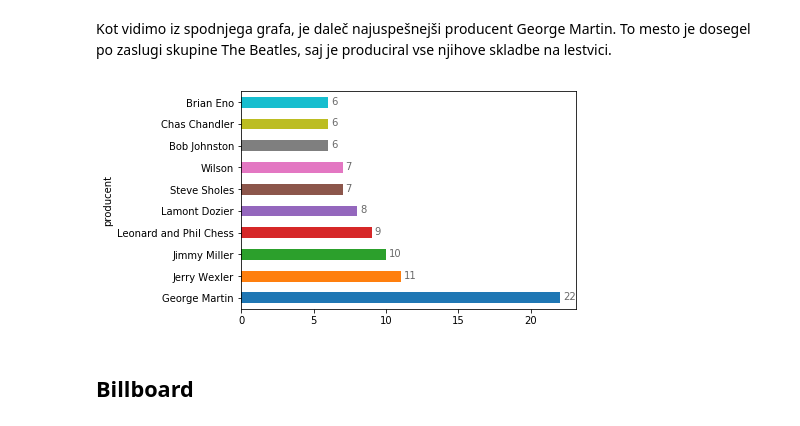
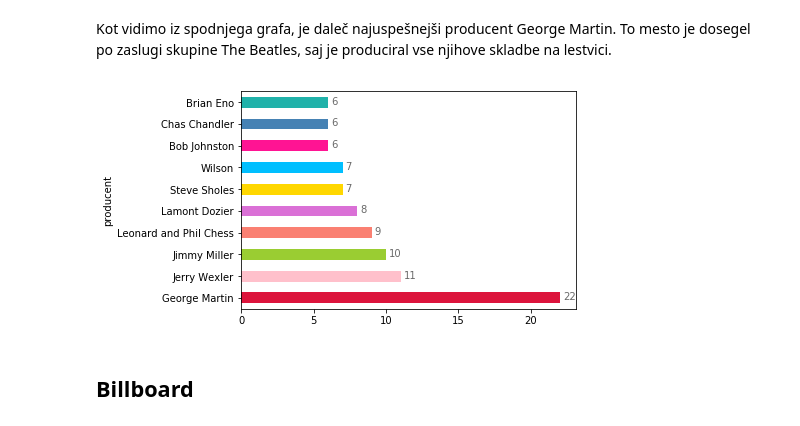
Before and after one commit to katarinabrilej/Top-500-revije-Rolling-Stone, a Jupyter notebook: analiza.ipynb, the cells around one changed output. Drawn from its saved outputs; the diff is of its cells as text; code cells hidden in the pictures.

```diff
--- a/analiza.ipynb
+++ b/analiza.ipynb
@@ -59,7 +59,8 @@ skladbe[skladbe.leto > 1930].groupby('desetletje').size().plot.pie(explode = (0,
 # %% [markdown]
 Eno najpomembenjših vprašanj, ki se nam porajajo ob pogledu na lestvico je zagotovo kateri izvajalci so v tem prgledu popularne glasbe favorizirani. Graf, kjer je prikazanih prvih 10 izvajalcev po številu skladb, nam pove, kar smo po tihem tudi že pričakovali. Na prvem mestu mestu je z veliko prednostjo legendarna angleška skupina The Beatles, na lestvici imajo namreč uvrščenih kar 23 skladb. S po 13 skladbami jim sledi Skupina The Rolling Stones ter Bob Dylan.
 # %%
-izvajalci = skladbe.groupby('izvajalec').size().sort_values(ascending = False)[0:10].plot.barh()
+colors2 = colors + ["DeepPink","SteelBlue","LightSeaGreen"]
+izvajalci = skladbe.groupby('izvajalec').size().sort_values(ascending = False)[0:10].plot.barh(colors = colors2)
 for i in izvajalci.patches:
     izvajalci.text(i.get_width()+.2, i.get_y()+.15, \
             i.get_width(), fontsize=10, color='dimgrey')
@@ -70,7 +71,7 @@ for i in izvajalci.patches:
 # %% [markdown]
 Če si ogledamo še najbolj popularne avtorje skladb. Pričakovano je na prvem mestu dvojec Lennon - McCartney, vodilna člana skupine The Beatles, ki sta napisala skoraj vse njihove skladbe. Drugo mesto si delita Keith Richards iz skupine Rolling Stones in Bob Dylan, takoj za njima pa je Mick Jagger, prav tako iz skupine Rolling Stones. Ugotovimo lahko, da so zadnji trije napisali več skladb, kot pa jih imajo sami uvrščeni na lestvico. Opazimo pa tudi, da na lestvici ni Elvisa Presleya, za katerega pa tudi vemo, da so zanj pisali različni avtorji.
 # %%
-avtorji10 = avtorji.groupby("avtor").size().sort_values(ascending = False).head(10).plot.barh()
+avtorji10 = avtorji.groupby("avtor").size().sort_values(ascending = False).head(10).plot.barh(colors = colors2)
 for i in avtorji10.patches:
     avtorji10.text(i.get_width()+.2, i.get_y()+.15, \
             i.get_width(), fontsize=10, color='dimgrey')
@@ -81,7 +82,7 @@ for i in avtorji10.patches:
 # %% [markdown]
 Če se osredotočimo še na "business" v glasbeni industriji. Najprej si oglejmo najmogočnejše založbe. Na prvem je ameriška Columbia Records s 43-imi skladbami, sledi ji Capitol Records s 33-imi in Atlantic s še eno manj.
 # %%
-zalozbe = skladbe.groupby('zalozba').size().sort_values(ascending = False)[0:10].plot.barh()
+zalozbe = skladbe.groupby('zalozba').size().sort_values(ascending = False)[0:10].plot.barh(colors = colors2)
 for i in zalozbe.patches:
     zalozbe.text(i.get_width()+.2, i.get_y()+.15, \
             i.get_width(), fontsize=10, color='dimgrey')
@@ -92,14 +93,14 @@ for i in zalozbe.patches:
 # %% [markdown]
 Kot vidimo iz spodnjega grafa, je daleč najuspešnejši producent George Martin. To mesto je dosegel po zaslugi skupine The Beatles, saj je produciral vse njihove skladbe na lestvici.
 # %%
-producenti10 = producenti.groupby("producent").size().sort_values(ascending = False).head(10).plot.barh()
+producenti10 = producenti.groupby("producent").size().sort_values(ascending = False).head(10).plot.barh(colors = colors2)
 for i in producenti10.patches:
     producenti10.text(i.get_width()+.2, i.get_y()+.15, \
             i.get_width(), fontsize=10, color='dimgrey')
 
 George_Martin = skladbe[skladbe.producent.str.contains("George Martin")]
 # %% [output]
-[figure, old version]
+[figure, new version]
 # %% [markdown]
 ## Billboard
 # %% [markdown]
```
Also changed, not shown: parts of 26 cells of this notebook.
